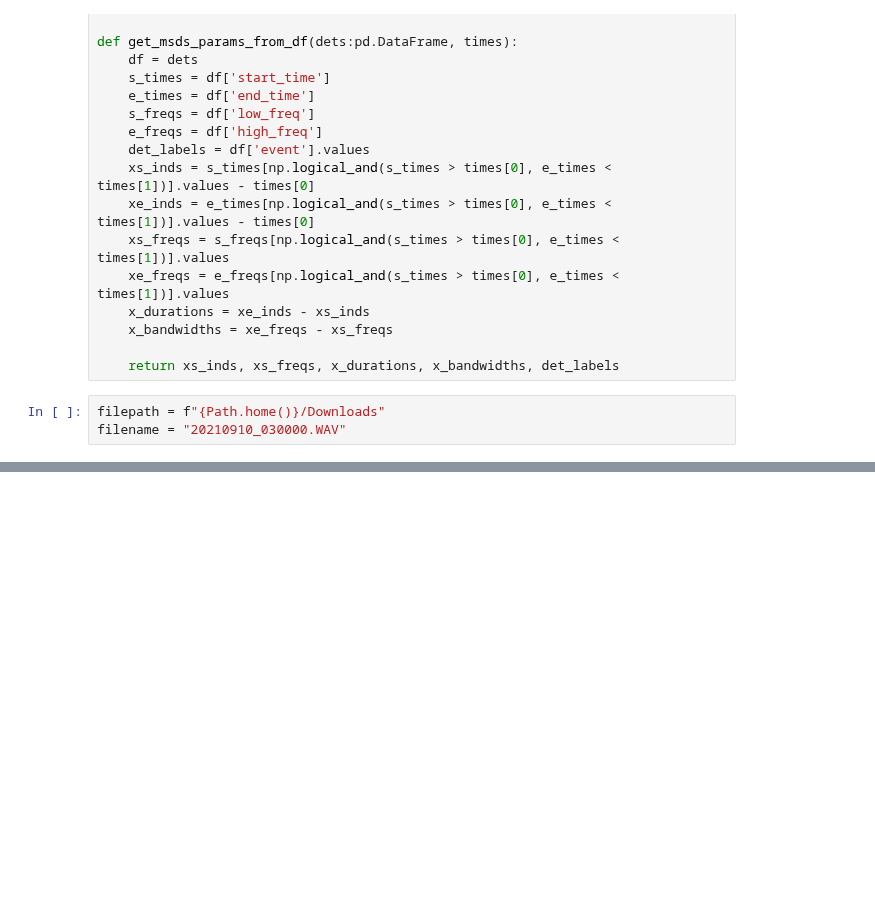
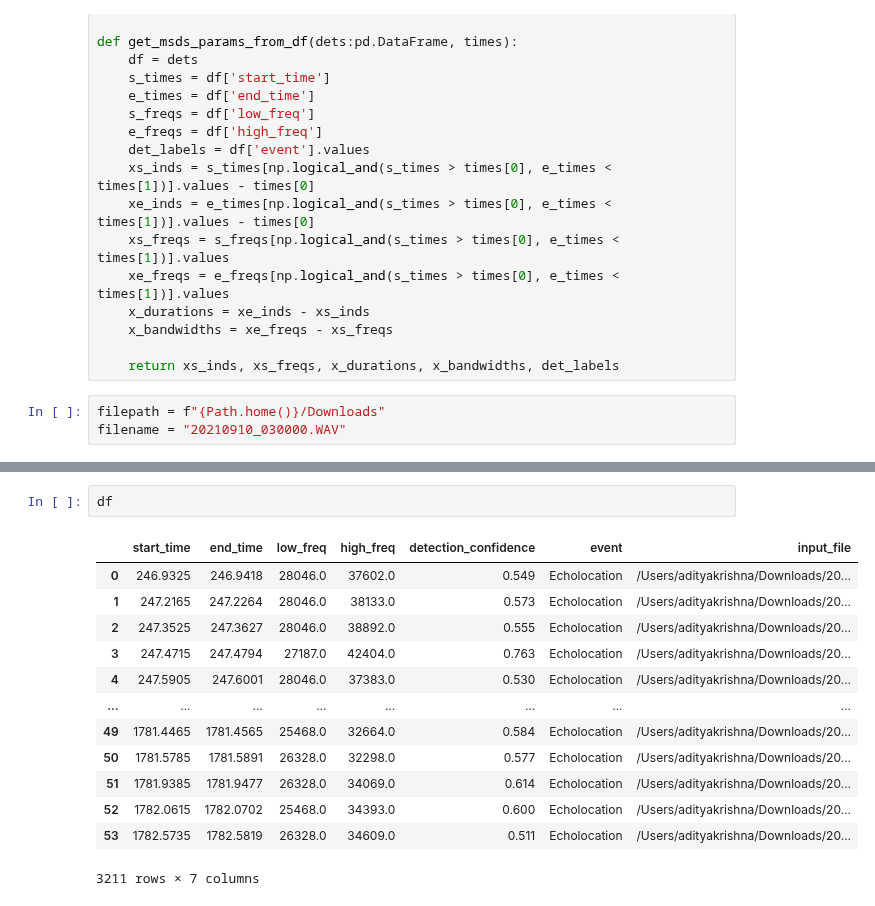
Before and after one commit to uw-echospace/bat-detector-msds, a Jupyter notebook: notebooks/check_pipeline copy.ipynb, the cells around one changed output, grey strips where cells are left out. Cells and saved outputs as stored; diff of their text form; blank space fills up the shorter version.

```diff
--- a/notebooks/check_pipeline copy.ipynb
+++ b/notebooks/check_pipeline copy.ipynb
@@ -295,3 +264,19 @@ fb_preds
+# %%
+df
+# %% [output]
+|  | start_time | end_time | low_freq | high_freq | detection_confidence | event | input_file |
+| 0 | 246.9325 | 246.9418 | 28046.0 | 37602.0 | 0.549 | Echolocation | /Users/adityakrishna/Downloads/20... |
+| 1 | 247.2165 | 247.2264 | 28046.0 | 38133.0 | 0.573 | Echolocation | /Users/adityakrishna/Downloads/20... |
+| 2 | 247.3525 | 247.3627 | 28046.0 | 38892.0 | 0.555 | Echolocation | /Users/adityakrishna/Downloads/20... |
+| 3 | 247.4715 | 247.4794 | 27187.0 | 42404.0 | 0.763 | Echolocation | /Users/adityakrishna/Downloads/20... |
+| 4 | 247.5905 | 247.6001 | 28046.0 | 37383.0 | 0.530 | Echolocation | /Users/adityakrishna/Downloads/20... |
+| ... | ... | ... | ... | ... | ... | ... | ... |
+| 49 | 1781.4465 | 1781.4565 | 25468.0 | 32664.0 | 0.584 | Echolocation | /Users/adityakrishna/Downloads/20... |
+| 50 | 1781.5785 | 1781.5891 | 26328.0 | 32298.0 | 0.577 | Echolocation | /Users/adityakrishna/Downloads/20... |
+| 51 | 1781.9385 | 1781.9477 | 26328.0 | 34069.0 | 0.614 | Echolocation | /Users/adityakrishna/Downloads/20... |
+| 52 | 1782.0615 | 1782.0702 | 25468.0 | 34393.0 | 0.600 | Echolocation | /Users/adityakrishna/Downloads/20... |
+| 53 | 1782.5735 | 1782.5819 | 26328.0 | 34609.0 | 0.511 | Echolocation | /Users/adityakrishna/Downloads/20... |
+3211 rows × 7 columns
 # %%
 ## Make sure given times are within audio file
 audio_file = sf.SoundFile(cfg["audio_file"])
```
Also changed, not shown: parts of 5 cells of this notebook.
